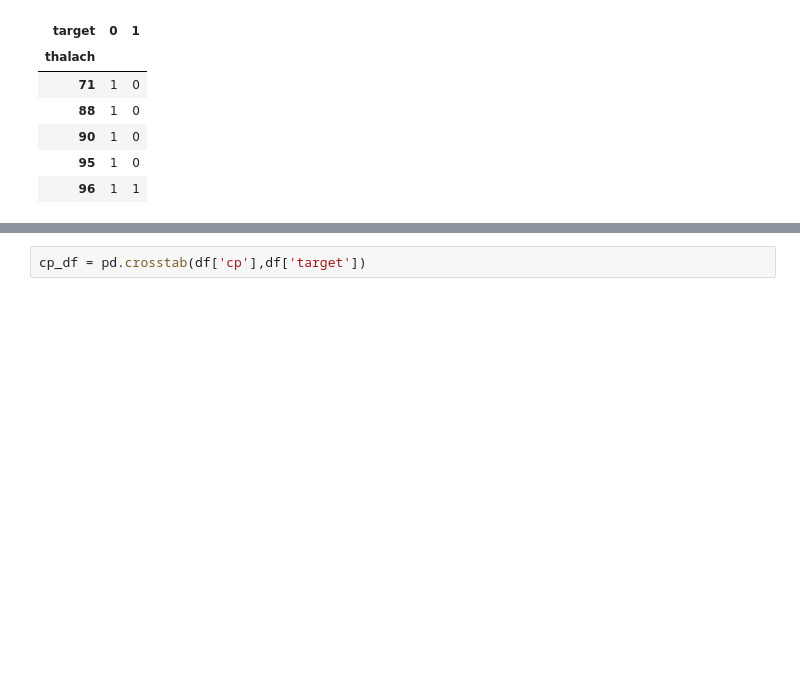
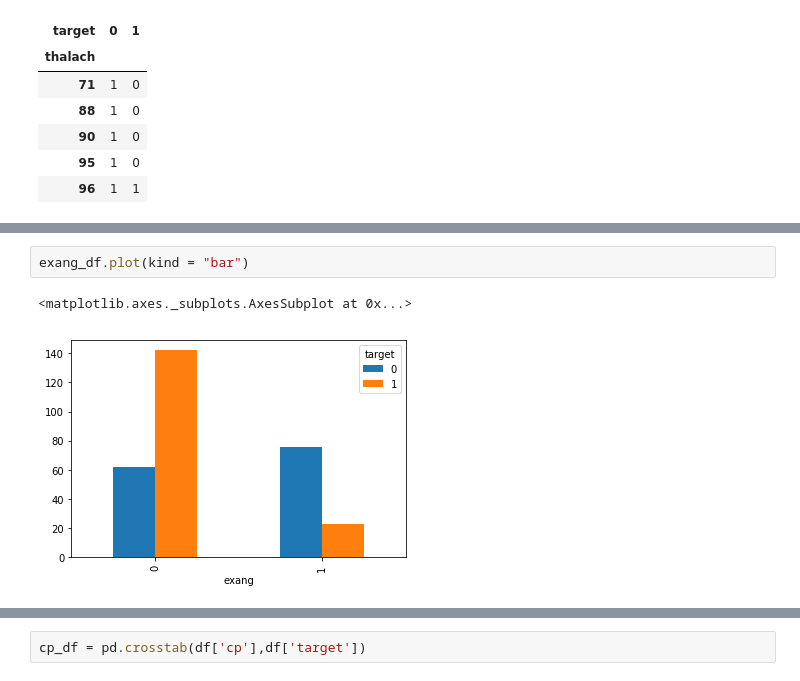
Before and after one commit to Tgordon523/HeartDisease-Analysis, a Jupyter notebook: TG_Health_Data_UCI.ipynb, the cells around one changed output, grey strips where cells are left out. Drawn from its saved outputs; the diff is of its cells as text; blank space fills up the shorter version.

```diff
--- a/TG_Health_Data_UCI.ipynb
+++ b/TG_Health_Data_UCI.ipynb
@@ -205,0 +211,5 @@ This chart shows us the changes in maxium heartrate for patients with and withou
+# %%
+exang_df.plot(kind = "bar")
+# %% [output]
+<matplotlib.axes._subplots.AxesSubplot at 0x...>
+[figure, added]
```
Also changed, not shown: parts of 39 cells of this notebook.
